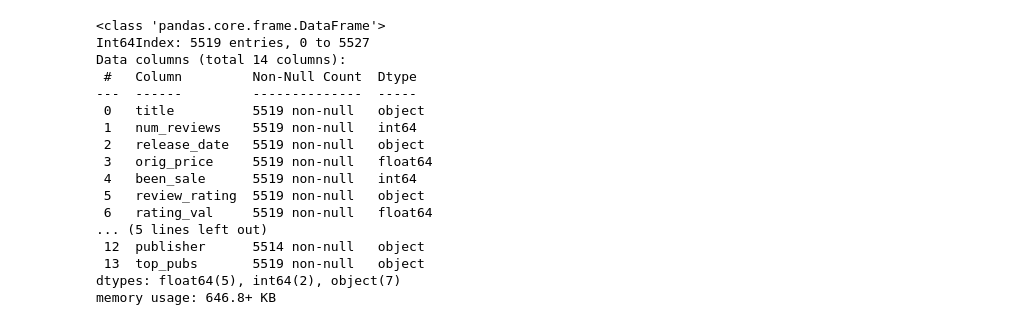
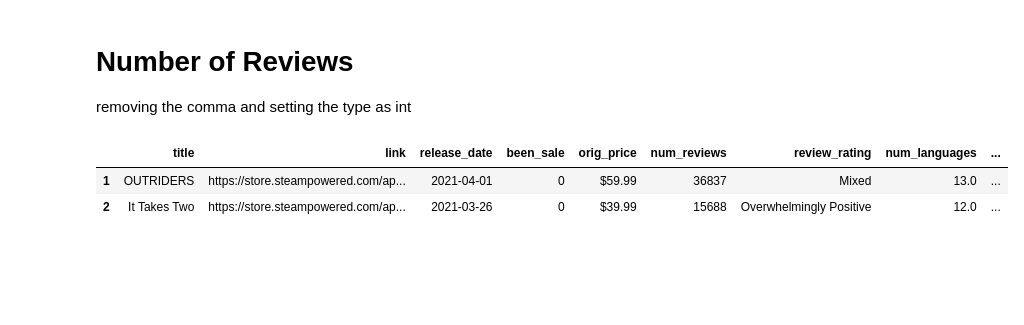
Before and after one commit to MichaelHarnett/Regression_Metis, a Jupyter notebook: final_df_editing.ipynb, the cells around one changed output. Saved outputs shown, nothing was run; the diff lists cells and outputs as text; code cells hidden in the pictures; blank space fills up the shorter version.

```diff
--- a/final_df_editing.ipynb
+++ b/final_df_editing.ipynb
@@ -11,3 +41,7 @@ reviewsdf.drop(columns=['Unnamed: 0'], inplace=True)
+# %%
+# lets look at only the games that had total reviews listed
+
+reviewsdf = totaldf[totaldf.num_reviews.isna()==False]
 # %%
 reviewsdf.info()
 # %% [output]
@@ -34,23 +68,12 @@ memory usage: 604.8+ KB
-# %%
-reviewsdf = reviewsdf[reviewsdf.rating_val.isna()==False]
-# %%
-reviewsdf = reviewsdf[reviewsdf.release_date.isna()==False]
-reviewsdf.info()
-# %% [output]
-<class 'pandas.core.frame.DataFrame'>
-Int64Index: 5519 entries, 0 to 5527
-Data columns (total 14 columns):
- #   Column         Non-Null Count  Dtype
----  ------         --------------  -----
- 0   title          5519 non-null   object
- 1   num_reviews    5519 non-null   int64
- 2   release_date   5519 non-null   object
- 3   orig_price     5519 non-null   float64
- 4   been_sale      5519 non-null   int64
- 5   review_rating  5519 non-null   object
- 6   rating_val     5519 non-null   float64
-... (5 lines left out)
- 12  publisher      5514 non-null   object
- 13  top_pubs       5519 non-null   object
-dtypes: float64(5), int64(2), object(7)
-memory usage: 646.8+ KB
+# %% [markdown]
+# Number of Reviews
+
+removing the comma and setting the type as int
+# %%
+reviewsdf.num_reviews = reviewsdf.num_reviews.str.replace(',','').astype(int)
+# %%
+reviewsdf.head(2)
+# %% [output]
+|  | title | link | release_date | been_sale | orig_price | num_reviews | review_rating | num_languages | ... |
+| 1 | OUTRIDERS | https://store.steampowered.com/ap... | 2021-04-01 | 0 | $59.99 | 36837 | Mixed | 13.0 | ... |
+| 2 | It Takes Two | https://store.steampowered.com/ap... | 2021-03-26 | 0 | $39.99 | 15688 | Overwhelmingly Positive | 12.0 | ... |
```
Also changed, not shown: parts of 102 cells of this notebook, 5 other files.
